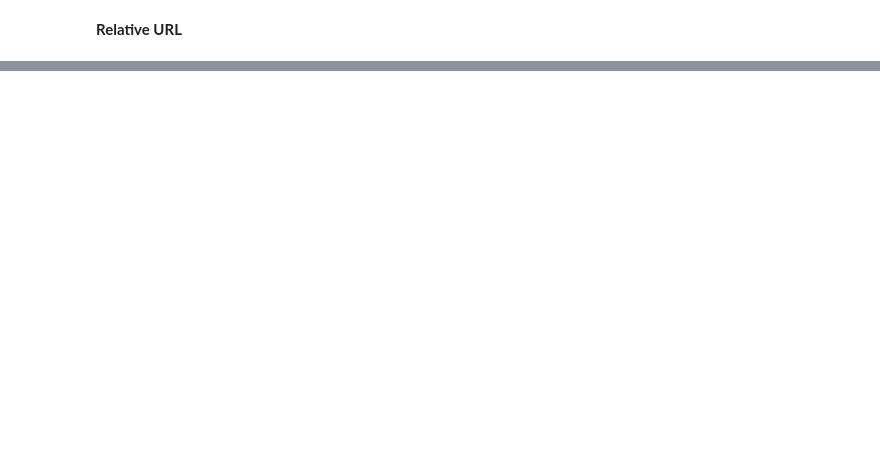
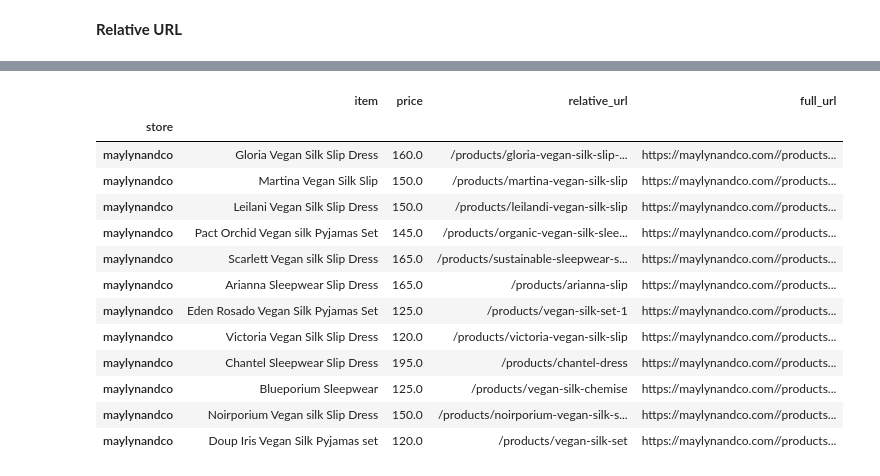
Before and after one commit to alainaliu/Sustainable-Clothing-Brands, a Jupyter notebook: code.ipynb, the cells around one changed output, grey strips where cells are left out. Saved outputs shown, nothing was run; the diff lists cells and outputs as text; code cells hidden in the pictures; blank space fills up the shorter version.

Commit message:
Created list and dataframe

```diff
--- a/code.ipynb
+++ b/code.ipynb
@@ -93,0 +68,9 @@ full_url
+# %%
+item = []
+price = []
+relative_url = []
+# %%
+for i in range(len(results)):
+    item.append(results[i].find('a', {'class': 'full-unstyled-link'}).get_text().strip())
+    price.append(float(results[i].find('span', {'class': 'price-item price-item--regular'}).get_text().strip().replace("$", "").replace(" USD", "").replace("From ", "")))
+    relative_url.append(results[i].find('a', {'class':'full-unstyled-link'}).get('href'))
@@ -93,0 +96,6 @@ full_url
+# %%
+maylynandco = {'item': item,
+               'price': price,
+               'relative_url': relative_url,
+               'full_url': [root_url + i for i in relative_url]}
+maylynandco
@@ -93,0 +120,20 @@ full_url
+# %%
+maylynandco_df = pd.DataFrame(maylynandco)
+maylynandco_df['store'] = "maylynandco"
+maylynandco_df.set_index('store', inplace=True)
+maylynandco_df
+# %% [output]
+|  | item | price | relative_url | full_url |
+| store |  |  |  |  |
+| maylynandco | Gloria Vegan Silk Slip Dress | 160.0 | /products/gloria-vegan-silk-slip-... | https://maylynandco.com//products... |
+| maylynandco | Martina Vegan Silk Slip | 150.0 | /products/martina-vegan-silk-slip | https://maylynandco.com//products... |
+| maylynandco | Leilani Vegan Silk Slip Dress | 150.0 | /products/leilandi-vegan-silk-slip | https://maylynandco.com//products... |
+| maylynandco | Pact Orchid Vegan silk Pyjamas Set | 145.0 | /products/organic-vegan-silk-slee... | https://maylynandco.com//products... |
+| maylynandco | Scarlett Vegan silk Slip Dress | 165.0 | /products/sustainable-sleepwear-s... | https://maylynandco.com//products... |
+| maylynandco | Arianna Sleepwear Slip Dress | 165.0 | /products/arianna-slip | https://maylynandco.com//products... |
+| maylynandco | Eden Rosado Vegan Silk Pyjamas Set | 125.0 | /products/vegan-silk-set-1 | https://maylynandco.com//products... |
+| maylynandco | Victoria Vegan Silk Slip Dress | 120.0 | /products/victoria-vegan-silk-slip | https://maylynandco.com//products... |
+| maylynandco | Chantel Sleepwear Slip Dress | 195.0 | /products/chantel-dress | https://maylynandco.com//products... |
+| maylynandco | Blueporium Sleepwear | 125.0 | /products/vegan-silk-chemise | https://maylynandco.com//products... |
+| maylynandco | Noirporium Vegan silk Slip Dress | 150.0 | /products/noirporium-vegan-silk-s... | https://maylynandco.com//products... |
+| maylynandco | Doup Iris Vegan Silk Pyjamas set | 120.0 | /products/vegan-silk-set | https://maylynandco.com//products... |
```
Also changed, not shown: parts of 8 cells of this notebook, 2 other files.
